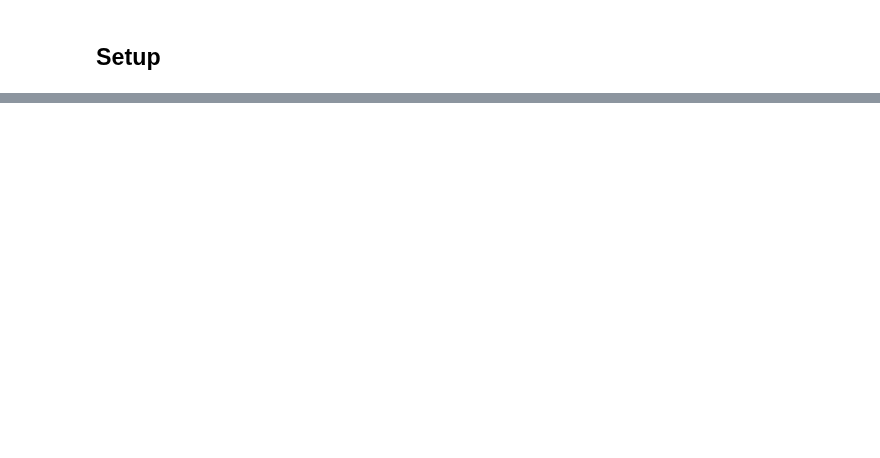
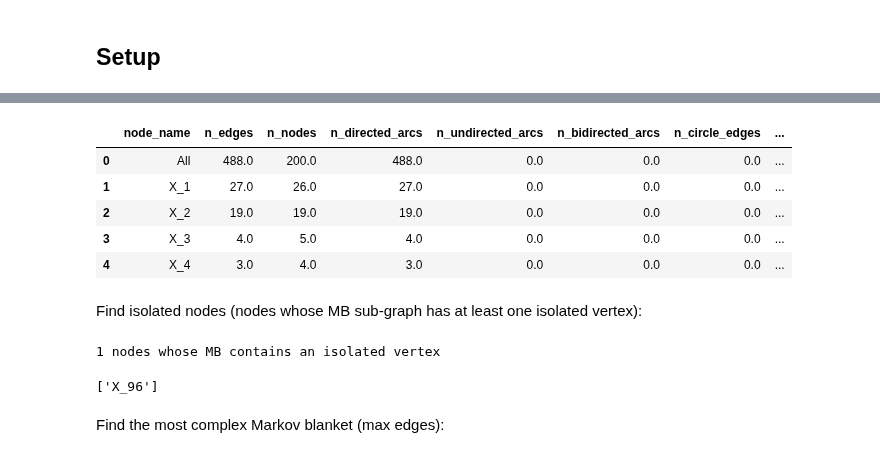
Before and after one commit to averinpa/constraint-based-causal-discovery-suite, a Jupyter notebook: use cases/evaluate single DAG.ipynb, the cells around one changed output, grey strips where cells are left out. Drawn from its saved outputs; the diff is of its cells as text; code cells hidden in the pictures; blank space fills up the shorter version.

```diff
--- a/use cases/evaluate single DAG.ipynb
+++ b/use cases/evaluate single DAG.ipynb
@@ -157,0 +229,3 @@ In summary, this analysis demonstrates the value of the `bnm` package in providi
+# %%
+dag = random_dag(n_nodes=200, edge_prob=0.025, seed=55)
+f'DAG with {dag.n_vars} variables, {bnm.count_edges(dag)} edges'
@@ -157,0 +272,22 @@ In summary, this analysis demonstrates the value of the `bnm` package in providi
+# %%
+c = bnm.compare(dag, per_node=True)
+df = bnm.to_dataframe(c)
+df.head()
+# %% [output]
+|  | node_name | n_edges | n_nodes | n_directed_arcs | n_undirected_arcs | n_bidirected_arcs | n_circle_edges | ... |
+| 0 | All | 488.0 | 200.0 | 488.0 | 0.0 | 0.0 | 0.0 | ... |
+| 1 | X_1 | 27.0 | 26.0 | 27.0 | 0.0 | 0.0 | 0.0 | ... |
+| 2 | X_2 | 19.0 | 19.0 | 19.0 | 0.0 | 0.0 | 0.0 | ... |
+| 3 | X_3 | 4.0 | 5.0 | 4.0 | 0.0 | 0.0 | 0.0 | ... |
+| 4 | X_4 | 3.0 | 4.0 | 3.0 | 0.0 | 0.0 | 0.0 | ... |
+# %% [markdown]
+Find isolated nodes (nodes whose MB sub-graph has at least one isolated vertex):
+# %%
+isolated = df.query("node_name != 'All' and n_isolated_nodes > 0").node_name.tolist()
+print(f'{len(isolated)} nodes whose MB contains an isolated vertex')
+isolated[:10]
+# %% [output]
+1 nodes whose MB contains an isolated vertex
+['X_96']
+# %% [markdown]
+Find the most complex Markov blanket (max edges):
```
Also changed, not shown: parts of 48 cells of this notebook, 4 other files.
